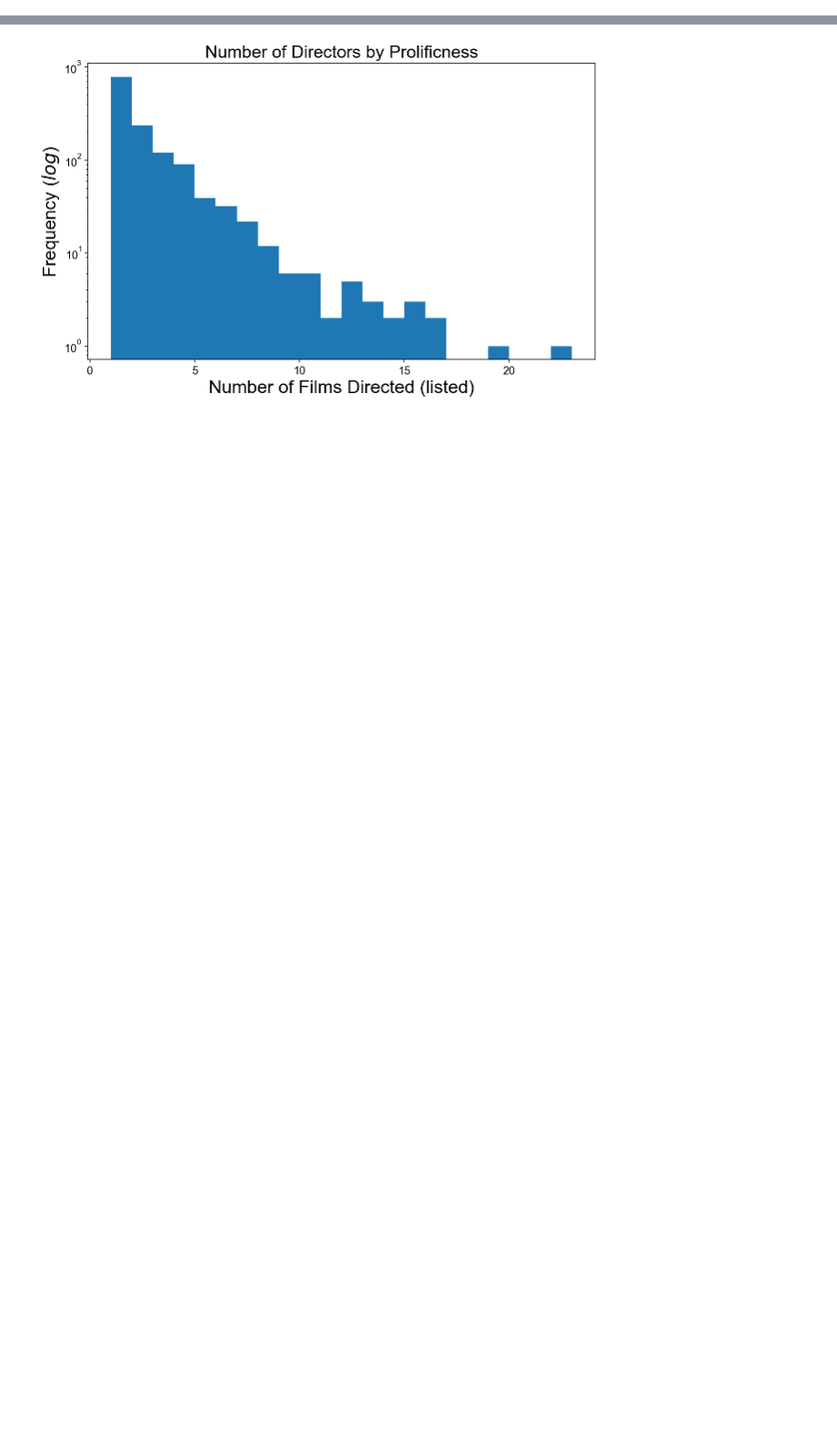
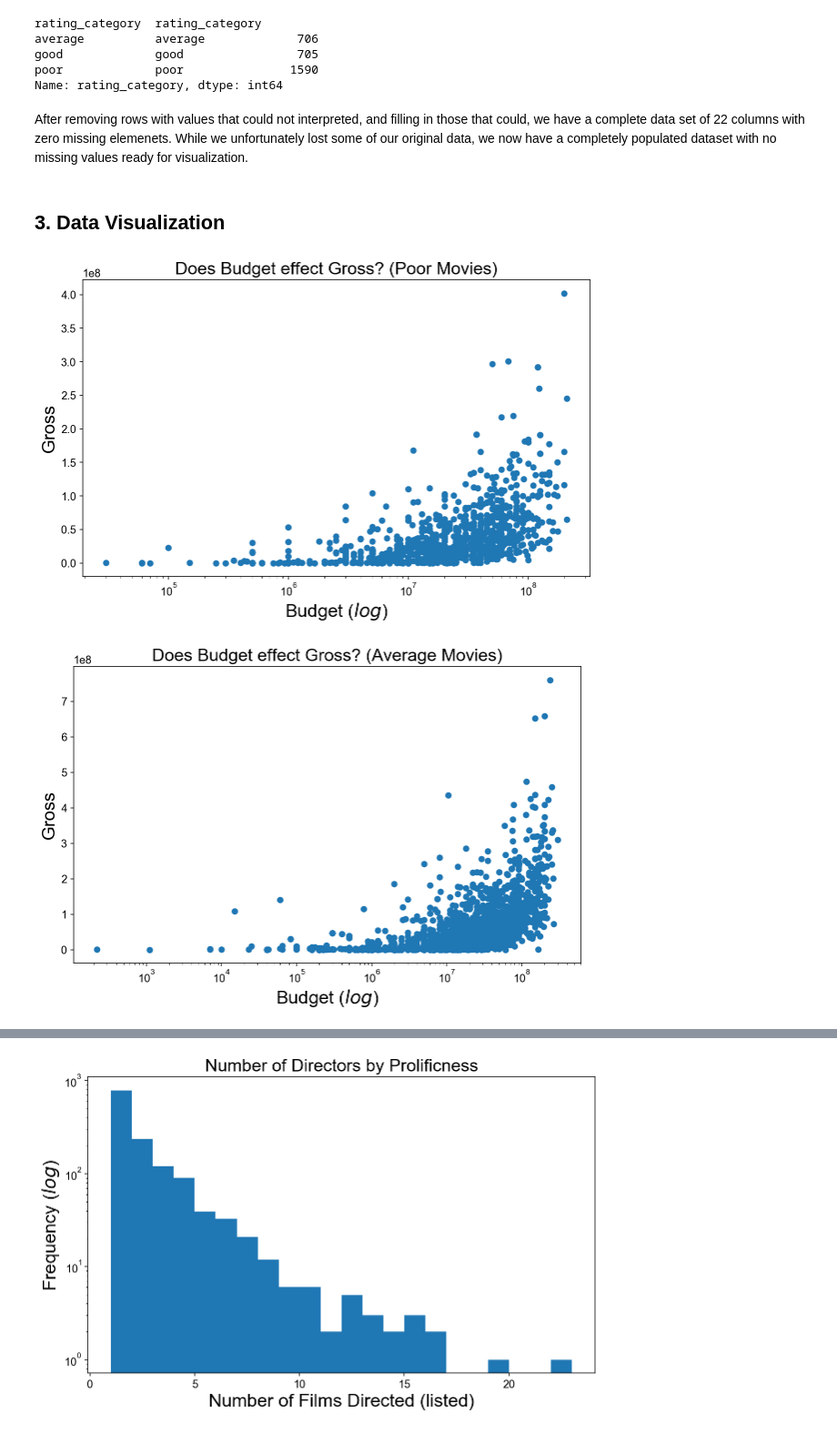
Before and after one commit to SMU-ML-2017/Project1, a Jupyter notebook: ML Lab 1.ipynb, the cells around one changed output, grey strips where cells are left out. Shown at 91% size. Saved outputs shown, nothing was run; the diff lists cells and outputs as text; code cells hidden in the pictures; blank space fills up the shorter version.

```diff
--- a/ML Lab 1.ipynb
+++ b/ML Lab 1.ipynb
@@ -109,7 +105,8 @@ After: 3807
 # %%
+# Remove names except for the Director.
+m.drop('movie_title', axis=1, inplace=True)
 m.drop('plot_keywords', axis=1, inplace=True)
 m.drop('actor_1_name', axis=1, inplace=True)
 m.drop('actor_2_name', axis=1, inplace=True)
 m.drop('actor_3_name', axis=1, inplace=True)
-#m.drop('movie_imdb_link', axis=1, inplace=True)
-m.info()
+m.drop('movie_imdb_link', axis=1, inplace=True)
@@ -211,0 +156,26 @@ dtype: object
+# %%
+for col in ['num_user_for_reviews','num_critic_for_reviews']:
+    m[col].fillna(value=0,inplace=True)
+
+avgFace = round(m['facenumber_in_poster'].mean())
+m['facenumber_in_poster'].fillna(value=avgFace, inplace=True)
+
+# [0%-49%] is Poor, [50%-74%] is Average, [75%-100%] is Good.
+fifty_score = m['imdb_score'].quantile(.5)
+seventy_score = m['imdb_score'].quantile(.75)
+m['rating_category'] = pd.cut(m.imdb_score,[0,fifty_score,seventy_score,10],labels=['poor','average','good'])
+
+# Seprately Groupby rating category
+poor = m[m['rating_category'] == 'poor']
+average =m[m['rating_category'] == 'average']
+good = m[m['rating_category'] == 'good']
+# %% [output]
+rating_category  rating_category
+average          average             706
+good             good                705
+poor             poor               1590
+Name: rating_category, dtype: int64
+# %% [markdown]
+After removing rows with values that could not interpreted, and filling in those that could, we have a complete data set of 22 columns with zero missing elemenets. While we unfortunately lost some of our original data, we now have a completely populated dataset with no missing values ready for visualization.
+# %% [markdown]
+## 3. Data Visualization
@@ -211,0 +194,24 @@ dtype: object
+# %%
+plt.scatter(poor['budget'], poor['gross'])
+plt.title('Does Budget effect Gross? (Poor Movies)')
+plt.xlabel('Budget ($log$)')
+plt.ylabel('Gross')
+plt.xscale('log')
+plt.show()
+
+plt.scatter(average['budget'], average['gross'])
+plt.title('Does Budget effect Gross? (Average Movies)')
+plt.xlabel('Budget ($log$)')
+plt.ylabel('Gross')
+plt.xscale('log')
+plt.show()
+
+plt.scatter(good['budget'], good['gross'])
+plt.title('Does Budget effect Gross? (Good Movies)')
+plt.xlabel('Budget ($log$)')
+plt.ylabel('Gross')
+plt.xscale('log')
+plt.show()
+# %% [output]
+[figure, added]
+[figure, added]
```
Also changed, not shown: parts of 49 cells of this notebook.
